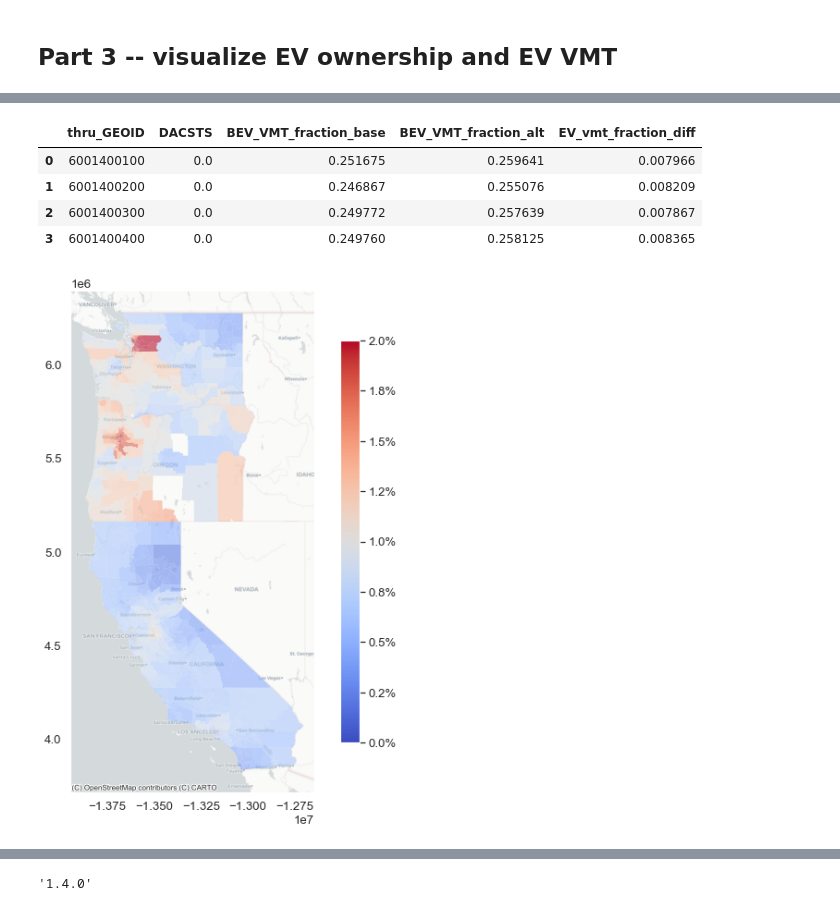
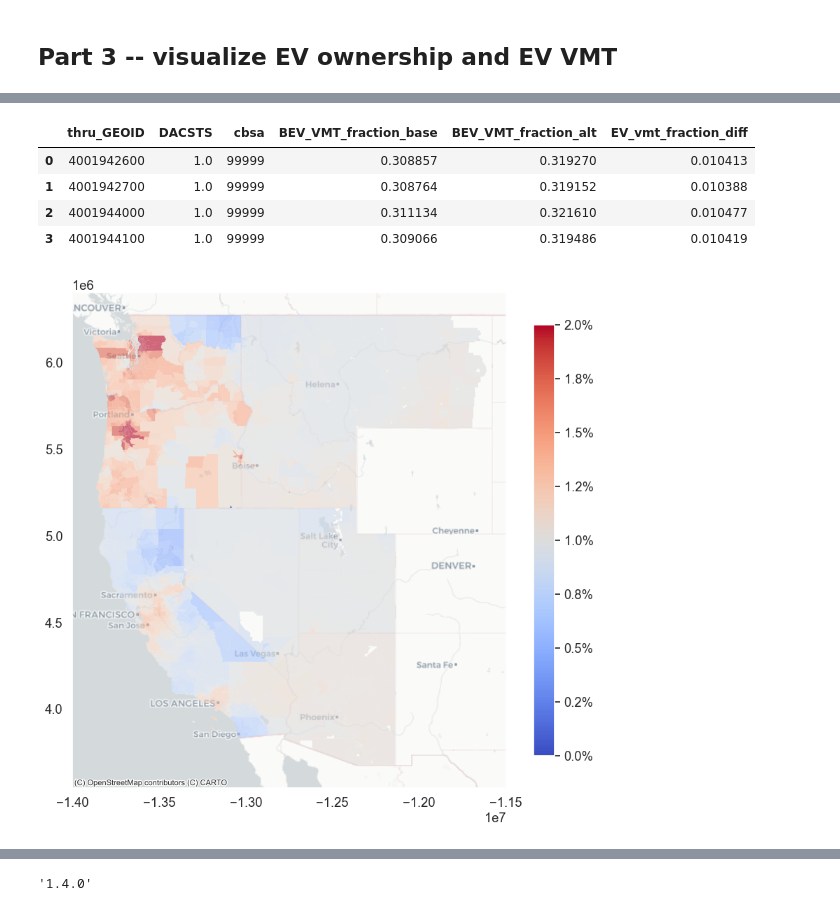
Before and after one commit to arielgatech/BILD_AQ_EV_VMT, a Jupyter notebook: scripts/post_process/TEMPO_GEMS_result_visualization_with_spillover.ipynb, the cells around one changed output, grey strips where cells are left out. Cells and saved outputs as stored; diff of their text form; code cells hidden in the pictures.

```diff
--- a/scripts/post_process/TEMPO_GEMS_result_visualization_with_spillover.ipynb
+++ b/scripts/post_process/TEMPO_GEMS_result_visualization_with_spillover.ipynb
@@ -135,9 +135,16 @@ EV_VMT_by_scenario.head(5)
 # %%
+# append state and cbsa
 state_id_lookup.head(5)
-state_lookup = state_id_lookup[['GEOID', 'st_code']]
+state_lookup = state_id_lookup[['GEOID', 'st_code', 'cbsa']]
 EV_VMT_by_scenario = pd.merge(EV_VMT_by_scenario, state_lookup,
                              left_on = 'thru_GEOID', right_on = 'GEOID', how = 'left')
+
 EV_VMT_by_scenario = EV_VMT_by_scenario.drop(columns = 'GEOID')
 EV_VMT_by_scenario = EV_VMT_by_scenario.rename(columns = {'st_code':'state'})
-EV_VMT_by_scenario.head(5)
+
+state_lookup = state_id_lookup[['GEOID', 'cbsa']]
+EV_penetration_by_scenario = pd.merge(EV_penetration_by_scenario, state_lookup,
+                             left_on = 'home_GEOID', right_on = 'GEOID', how = 'left')
+EV_penetration_by_scenario = EV_penetration_by_scenario.drop(columns = 'GEOID')
+EV_penetration_by_scenario.head(5)
 # %% [output]
@@ -528,7 +536,7 @@ us_tracts_geojson.head(5)
 | 4 | 01001020500 | Census Tract 205, Autauga County,... | MULTIPOLYGON (((-86.43816 32.4506... | 1001020500 | AL | 33860.0 | Montgomery, AL |
 # %%
 # select data for plotting ev penetration change under scenario
-selected_year = 2030
+selected_year = 2032
 scenario_to_compare = 'NEVI'
 # selected_scenario = 'baseline'
 output_name_comp = 'year_' + str(selected_year) + '_' + scenario_to_compare
@@ -541,7 +549,7 @@ ev_penetration_baseline.loc[:, 'EV_fraction_base'] = \
 ev_penetration_baseline.loc[:, 'EV_count'] / \
 ev_penetration_baseline.loc[:, 'Total']
 
-ev_penetration_baseline = ev_penetration_baseline[['home_GEOID', 'NEVI_DAC',
+ev_penetration_baseline = ev_penetration_baseline[['home_GEOID', 'NEVI_DAC', 'cbsa',
                                                    'EV_fraction_base']]
 
 criteria_2 = (EV_penetration_by_scenario['year'] == selected_year) & \
@@ -606,0 +623,15 @@ plt.savefig('Plot/PNW/three_states_map_EV_frac_delta_' + \
+# %%
+# Plot baseline EV adoption
+tracts_with_EV_diff.loc[:, 'EV_fraction_base'] *= 100
+ax = tracts_with_EV_diff.plot(figsize = (10,12),
+                              column = 'EV_fraction_base',
+                              cmap='coolwarm',
+                            alpha = 0.6, vmin = 20, vmax = 40,
+                              linewidth=0.01, legend=True,
+                                legend_kwds = {'shrink': 0.8, 'format': '%.1f%%'})
+# tracts_with_EV_diff.plot(ax = ax, facecolor = "none",
+#                          edgecolor='navy', lw=0.03)
+cx.add_basemap(ax, source = cx.providers.CartoDB.Positron)
+ax.grid(False)
+plt.savefig('Plot/PNW/three_states_map_EV_frac_base_' + \
+            output_name_comp + '.png', dpi = 200)
@@ -637,7 +670,7 @@ for cbsa in selected_cbsas:
 # %%
 # plot EV VMT penetration change under aggregisve scenario
 # select data for plotting
-selected_year = 2030
+selected_year = 2032
 scenario_to_compare = 'NEVI'
 # selected_scenario = 'baseline'
 output_name_comp = 'year_' + str(selected_year) + '_' + scenario_to_compare
@@ -645,8 +678,8 @@ output_name_comp = 'year_' + str(selected_year) + '_' + scenario_to_compare
 criteria_1 = (EV_VMT_by_scenario['year'] == selected_year) & \
 (EV_VMT_by_scenario['type'] == 'Baseline') & (EV_VMT_by_scenario['VMT'] >= 5)
 ev_vmt_baseline = EV_VMT_by_scenario.loc[criteria_1]
-ev_vmt_baseline = ev_vmt_baseline[['thru_GEOID', 'NEVI_DAC', 'BEV_VMT_fraction']]
-ev_vmt_baseline.columns = ['thru_GEOID', 'DACSTS', 'BEV_VMT_fraction_base']
+ev_vmt_baseline = ev_vmt_baseline[['thru_GEOID', 'NEVI_DAC', 'cbsa', 'BEV_VMT_fraction']]
+ev_vmt_baseline.columns = ['thru_GEOID', 'DACSTS', 'cbsa', 'BEV_VMT_fraction_base']
 
 criteria_2 = (EV_VMT_by_scenario['year'] == selected_year) & \
 (EV_VMT_by_scenario['type'] == scenario_to_compare) & (EV_VMT_by_scenario['VMT'] >= 5)
@@ -668,32 +701,32 @@ ev_vmt_comparison.head(4)
 
 # ev_vmt_to_plot.head(5)
 # %% [output]
-|  | thru_GEOID | DACSTS | BEV_VMT_fraction_base | BEV_VMT_fraction_alt | EV_vmt_fraction_diff |
-| 0 | 6001400100 | 0.0 | 0.251675 | 0.259641 | 0.007966 |
-| 1 | 6001400200 | 0.0 | 0.246867 | 0.255076 | 0.008209 |
-| 2 | 6001400300 | 0.0 | 0.249772 | 0.257639 | 0.007867 |
-| 3 | 6001400400 | 0.0 | 0.249760 | 0.258125 | 0.008365 |
+|  | thru_GEOID | DACSTS | cbsa | BEV_VMT_fraction_base | BEV_VMT_fraction_alt | EV_vmt_fraction_diff |
+| 0 | 4001942600 | 1.0 | 99999 | 0.308857 | 0.319270 | 0.010413 |
+| 1 | 4001942700 | 1.0 | 99999 | 0.308764 | 0.319152 | 0.010388 |
+| 2 | 4001944000 | 1.0 | 99999 | 0.311134 | 0.321610 | 0.010477 |
+| 3 | 4001944100 | 1.0 | 99999 | 0.309066 | 0.319486 | 0.010419 |
 # %%
 ev_vmt_comparison.to_csv('ev_vmt_comparison.csv')
 # %%
 # plot EV VMT penetration change under aggregisve scenario
 # state_tracts_geojson = \
 # us_tracts_geojson.loc[us_tracts_geojson['st_code'] == selected_state]
 
 tracts_with_EV_diff = us_tracts_geojson.merge(ev_vmt_comparison,
                                                  left_on = 'home_GEOID',
                                                  right_on = 'thru_GEOID',
                                                  how = 'inner')
 tracts_with_EV_diff.loc[:, 'EV_vmt_fraction_diff'] *= 100
 # dac_boundary = CA_tracts_with_EV_diff.loc[CA_tracts_with_EV_diff['DACSTS'] == 1]
 ax = tracts_with_EV_diff.plot(figsize = (10,10),
                               column = 'EV_vmt_fraction_diff', cmap='coolwarm',
                               alpha = 0.6, vmin = 0, vmax = 2, linewidth=0.01,
                               legend=True,
                               legend_kwds = {'shrink': 0.8, 'format': '%.1f%%'})
 cx.add_basemap(ax, source = cx.providers.CartoDB.Positron)
 ax.grid(False)
 plt.savefig('Plot/PNW/three_states_map_EV_VMT_frac_delta_' + \
-            output_name_comp + '_no_spillover.png', dpi = 200)
+            output_name_comp + '.png', dpi = 200)
 # %% [output]
-[figure, old version]
+[figure, new version]
```
Also changed, not shown: parts of 16 cells of this notebook, 6 other files.
